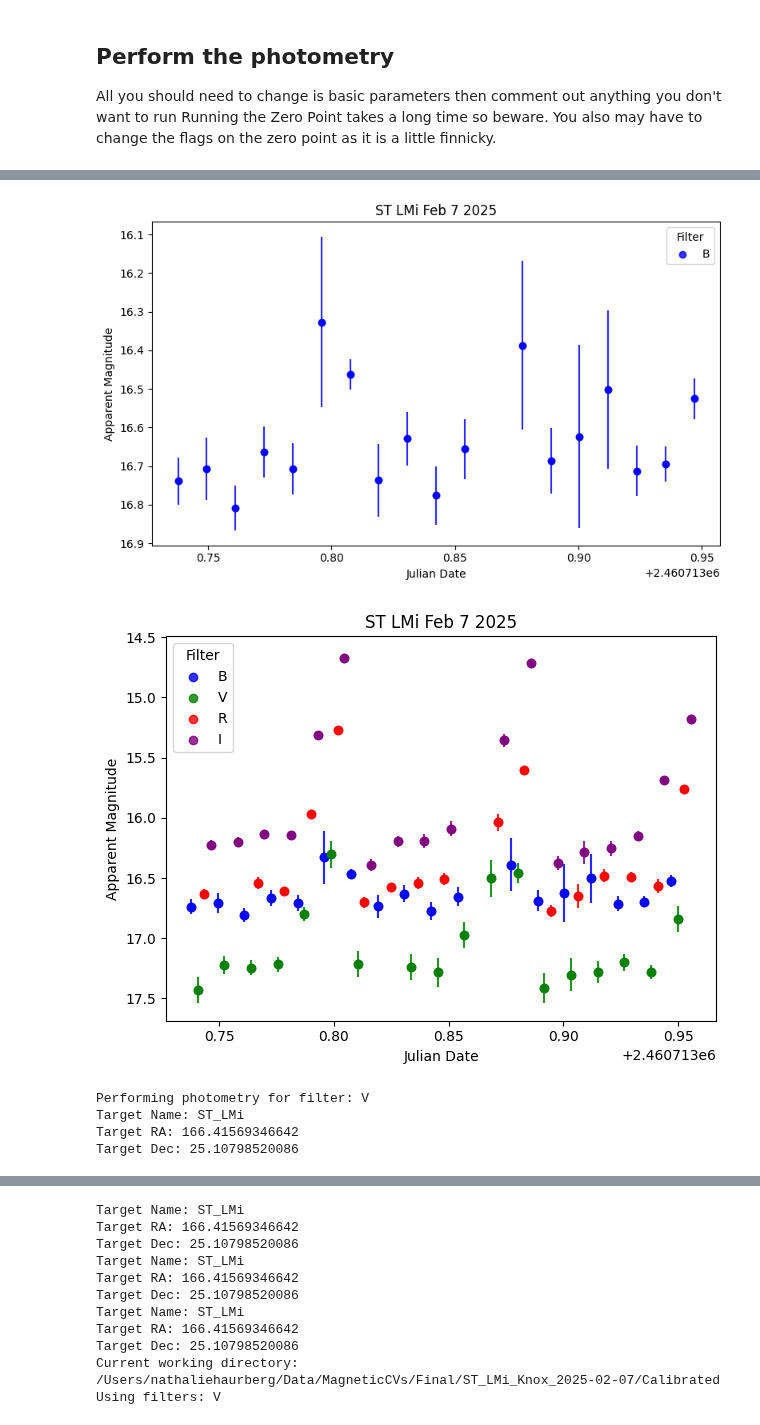
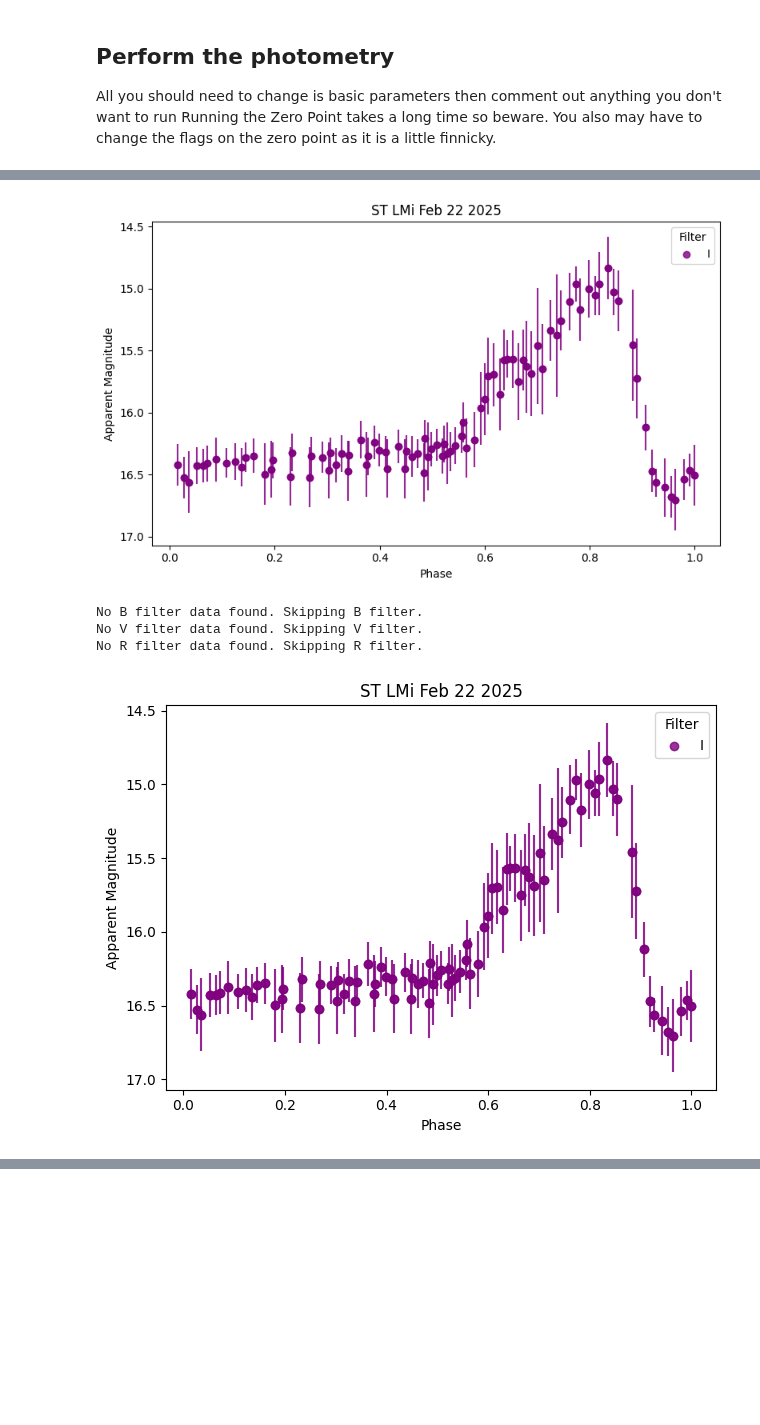
Before and after one commit to astronathalie/MCV, a Jupyter notebook: photstars_knox.ipynb, the cells around one changed output, grey strips where cells are left out. Drawn from its saved outputs; the diff is of its cells as text; code cells hidden in the pictures; blank space fills up the shorter version.

```diff
--- a/photstars_knox.ipynb
+++ b/photstars_knox.ipynb
@@ -1355,7 +1357,7 @@ Running the Zero Point takes a long time so beware.
 You also may have to change the flags on the zero point as it is a little finnicky.
 # %%
 # Set the directory containing the image folders and the filt
-BASE = '/Users/nathaliehaurberg/Data/MagneticCVs/final/ST_LMi_Knox_2025-02-07/Calibrated/'
+BASE = '/Users/nathaliehaurberg/Data/MagneticCVs/final/ST_LMi_Knox_2025-02-22/Calibrated/'
 
 # set the star list in pixels
 STARS = [(412.60754097882057, 1319.4268155831446), (753.165099567101, 1271.1482834167027), (1784.5453, 1932.4671), (2133.613052477628, 1166.2476640037605), (2193.7768095423285, 1300.8083213930363)]
@@ -1379,7 +1381,7 @@ AN_O = 40
 # Set the filters
 # filters = glob.glob(BASE + '/*/')
 # filters = [os.path.basename(f.rstrip('/\\')) for f in filters]
-filters = ['B','V','R','I']
+filters = ['I']
 
 pipe = PhotometryPipeline(
     file_dir=BASE,
@@ -1404,6 +1406,6 @@ for filt in filters:
     pipe.perform_var_fwhm_phot(filt, save_ref_star_coords=False, display_apertures=False, save=True, plot=True)
     pipe.calc_ap_ratio(filt, mean=True, median=False)
     pipe.find_mags(filt, save=True, save_ref_star_coords=False, display_apertures=False)
-    LightCurvePlotter.plot_relative(file_dir=BASE, filt=filt, title = 'ST LMi Feb 7 2025', comp_stars=True)
-    LightCurvePlotter.plot_absolute(file_dir=BASE, title = 'ST LMi Feb 7 2025', filt=filt)
+    LightCurvePlotter.plot_relative(file_dir=BASE, filt=filt, title = 'ST LMi Feb 22 2025', phase=True, phase_zero=2450596.9006, period=0.07908908)
+    LightCurvePlotter.plot_absolute(file_dir=BASE, title = 'ST LMi Feb 22 2025', filt=filt, phase=True, phase_zero=2450596.9006, period=0.07908908)
 # %% [output]
@@ -1427,6 +1435,5 @@ Using filters: B
-[figure, old version]
+[figure, new version]
+No B filter data found. Skipping B filter.
+No V filter data found. Skipping V filter.
+No R filter data found. Skipping R filter.
-[figure, old version]
+[figure, new version]
-Performing photometry for filter: V
-Target Name: ST_LMi
-Target RA: 166.41569346642
-Target Dec: 25.10798520086
@@ -1434,11 +1439,0 @@ Target Dec: 25.10798520086
-Target Name: ST_LMi
-Target RA: 166.41569346642
-Target Dec: 25.10798520086
-Target Name: ST_LMi
-Target RA: 166.41569346642
-Target Dec: 25.10798520086
-Target Name: ST_LMi
-Target RA: 166.41569346642
-Target Dec: 25.10798520086
-Current working directory: /Users/nathaliehaurberg/Data/MagneticCVs/Final/ST_LMi_Knox_2025-02-07/Calibrated
-Using filters: V
```
Also changed, not shown: parts of 2 cells of this notebook.
